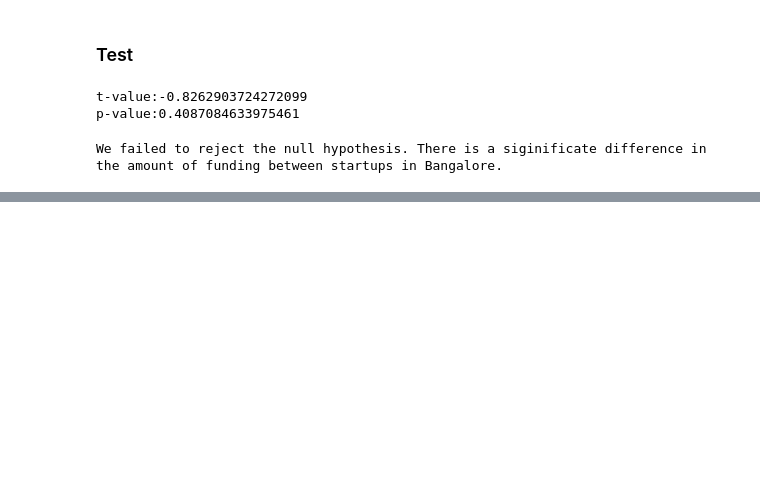
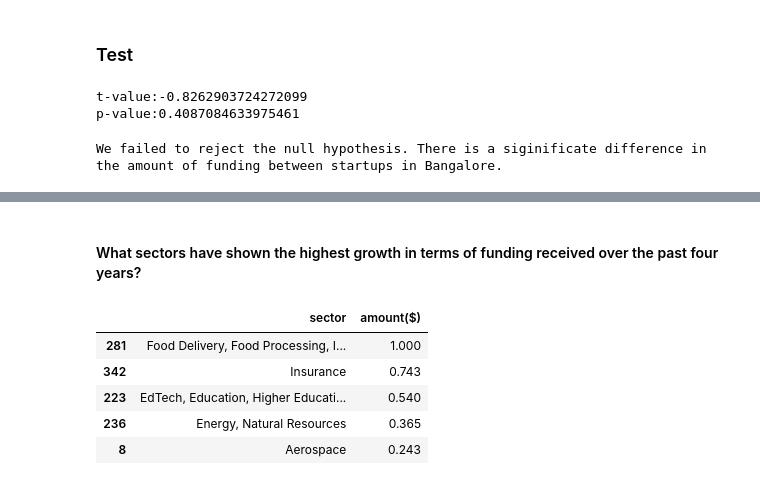
Before and after one commit to alicembera/week-1-project, a Jupyter notebook: indian_start_up_funding_analysis.ipynb, the cells around one changed output, grey strips where cells are left out. Cells and saved outputs as stored; diff of their text form; code cells hidden in the pictures; blank space fills up the shorter version.

```diff
--- a/indian_start_up_funding_analysis.ipynb
+++ b/indian_start_up_funding_analysis.ipynb
@@ -947,0 +1019,33 @@ Name: count, Length: 139, dtype: int64
+# %% [markdown]
+#### What sectors have shown the highest growth in terms of funding received over the past four years?
+# %%
+year_sector_2018 = final_dataset[final_dataset['year']==2018]
+year_sector_2019 = final_dataset[final_dataset['year']==2019]
+year_sector_2020 = final_dataset[final_dataset['year']==2020]
+year_sector_2021 = final_dataset[final_dataset['year']==2021]
+
+
+#Group 2018 data by sector and get the sum of the amount
+sector_year_funding_2018 = year_sector_2018.groupby('sector')['amount($)'].sum()/ 1e9
+sector_year_funding_2018_reset = sector_year_funding_2018.reset_index().sort_values(by='amount($)', ascending=False).head(5)
+
+#Group 2019 data by sector and get the sum of the amount
+sector_year_funding_2019 = year_sector_2019.groupby('sector')['amount($)'].sum()/ 1e9
+sector_year_funding_2019_reset = sector_year_funding_2019.reset_index().sort_values(by='amount($)', ascending=False).head(5)
+
+#Group 2020 data by sector and get the sum of the amount
+sector_year_funding_2020 = year_sector_2020.groupby('sector')['amount($)'].sum()/ 1e9
+sector_year_funding_2020_reset = sector_year_funding_2020.reset_index().sort_values(by='amount($)', ascending=False).head(5)
+
+#Group 2021 data by sector and get the sum of the amount
+sector_year_funding_2021 = year_sector_2021.groupby('sector')['amount($)'].sum()/ 1e9
+sector_year_funding_2021_reset = sector_year_funding_2021.reset_index().sort_values(by='amount($)', ascending=False).head(5)
+
+sector_year_funding_2018_reset
+# %% [output]
+|  | sector | amount($) |
+| 281 | Food Delivery, Food Processing, I... | 1.000 |
+| 342 | Insurance | 0.743 |
+| 223 | EdTech, Education, Higher Educati... | 0.540 |
+| 236 | Energy, Natural Resources | 0.365 |
+| 8 | Aerospace | 0.243 |
```
Also changed, not shown: parts of 56 cells of this notebook.
